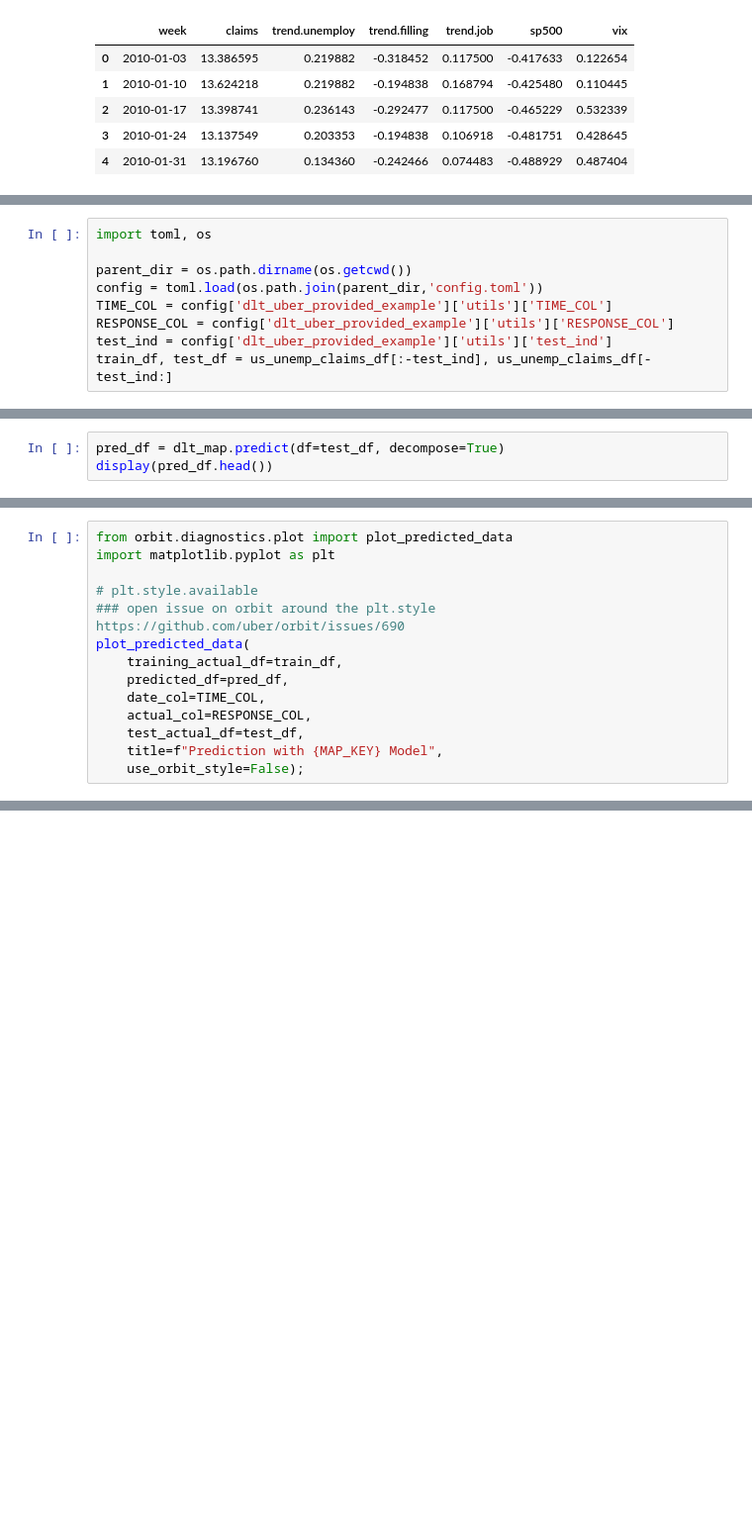
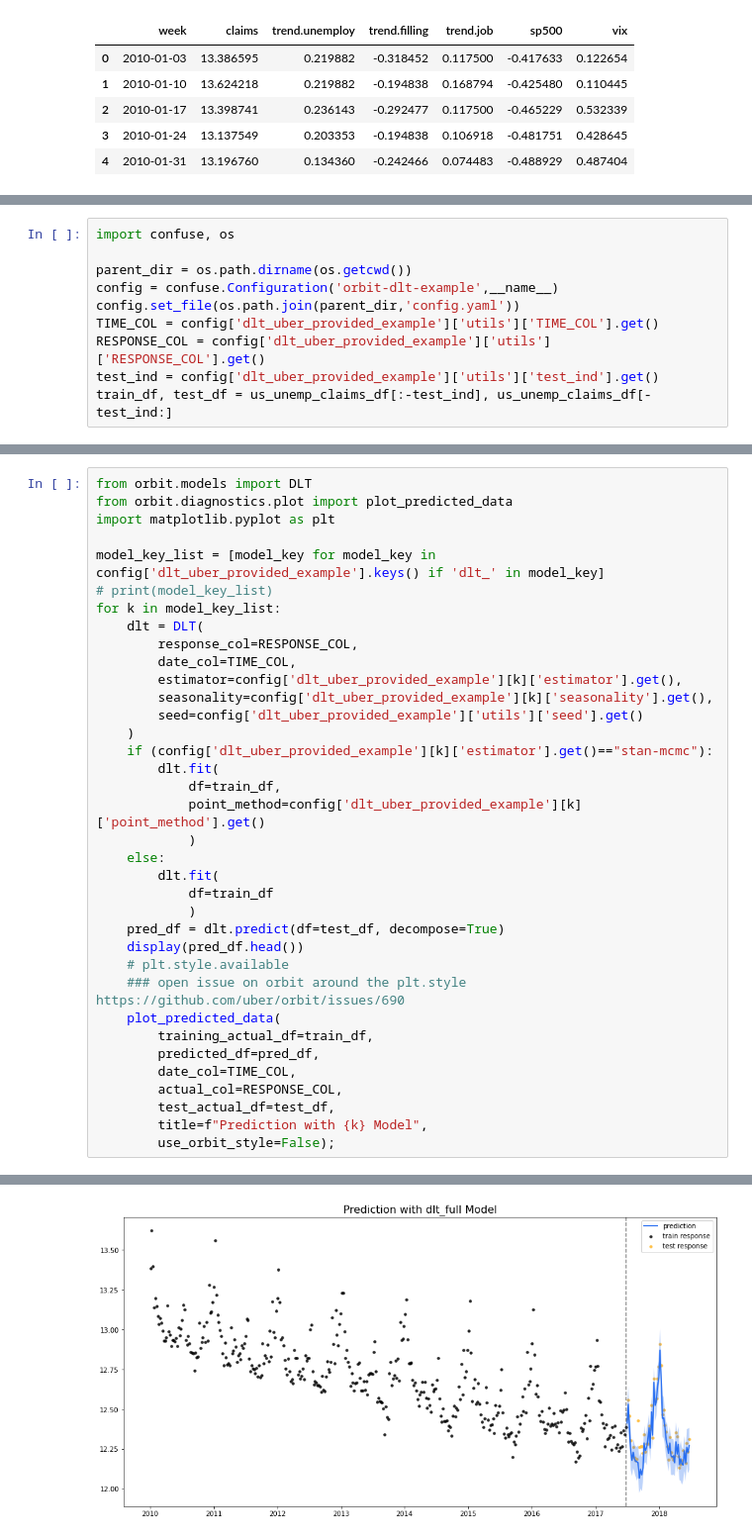
Before and after one commit to bcheng004/uber-orbit-example, a Jupyter notebook: azureml/dlt-example.ipynb, the cells around one changed output, grey strips where cells are left out. Shown at 99% size. Cells and saved outputs as stored; diff of their text form; blank space fills up the shorter version.

Commit message:
DLT example done

```diff
--- a/azureml/dlt-example.ipynb
+++ b/azureml/dlt-example.ipynb
@@ -76,12 +76,13 @@ display(us_unemp_claims_df.head())
 
 * Use last year (52 weeks) of data as *Test*, before that as *Train*
 # %%
-import toml, os
+import confuse, os
 
 parent_dir = os.path.dirname(os.getcwd())
-config = toml.load(os.path.join(parent_dir,'config.toml'))
-TIME_COL = config['dlt_uber_provided_example']['utils']['TIME_COL']
-RESPONSE_COL = config['dlt_uber_provided_example']['utils']['RESPONSE_COL']
-test_ind = config['dlt_uber_provided_example']['utils']['test_ind']
+config = confuse.Configuration('orbit-dlt-example',__name__)
+config.set_file(os.path.join(parent_dir,'config.yaml'))
+TIME_COL = config['dlt_uber_provided_example']['utils']['TIME_COL'].get()
+RESPONSE_COL = config['dlt_uber_provided_example']['utils']['RESPONSE_COL'].get()
+test_ind = config['dlt_uber_provided_example']['utils']['test_ind'].get()
 train_df, test_df = us_unemp_claims_df[:-test_ind], us_unemp_claims_df[-test_ind:]
 # %% [markdown]
@@ -112,3 +97,0 @@ dlt_map.fit(df=train_df)
-# %%
-pred_df = dlt_map.predict(df=test_df, decompose=True)
-display(pred_df.head())
@@ -122,15 +98,37 @@ display(pred_df.head())
 # %%
+from orbit.models import DLT
 from orbit.diagnostics.plot import plot_predicted_data
 import matplotlib.pyplot as plt
 
-# plt.style.available
-### open issue on orbit around the plt.style https://github.com/uber/orbit/issues/690
-plot_predicted_data(
-    training_actual_df=train_df,
-    predicted_df=pred_df,
-    date_col=TIME_COL,
-    actual_col=RESPONSE_COL,
-    test_actual_df=test_df,
-    title=f"Prediction with {MAP_KEY} Model",
-    use_orbit_style=False);
+model_key_list = [model_key for model_key in config['dlt_uber_provided_example'].keys() if 'dlt_' in model_key]
+# print(model_key_list)
+for k in model_key_list:
+    dlt = DLT(
+        response_col=RESPONSE_COL,
+        date_col=TIME_COL,
+        estimator=config['dlt_uber_provided_example'][k]['estimator'].get(),
+        seasonality=config['dlt_uber_provided_example'][k]['seasonality'].get(),
+        seed=config['dlt_uber_provided_example']['utils']['seed'].get()
+    )
+    if (config['dlt_uber_provided_example'][k]['estimator'].get()=="stan-mcmc"):
+        dlt.fit(
+            df=train_df,
+            point_method=config['dlt_uber_provided_example'][k]['point_method'].get()
+            )
+    else:
+        dlt.fit(
+            df=train_df
+            )
+    pred_df = dlt.predict(df=test_df, decompose=True)
+    display(pred_df.head())
+    # plt.style.available
+    ### open issue on orbit around the plt.style https://github.com/uber/orbit/issues/690
+    plot_predicted_data(
+        training_actual_df=train_df,
+        predicted_df=pred_df,
+        date_col=TIME_COL,
+        actual_col=RESPONSE_COL,
+        test_actual_df=test_df,
+        title=f"Prediction with {k} Model",
+        use_orbit_style=False);
 # %% [output]
@@ -137,0 +150 @@ plot_predicted_data(
+[figure, added]
```
Also changed, not shown: parts of 10 cells of this notebook.
